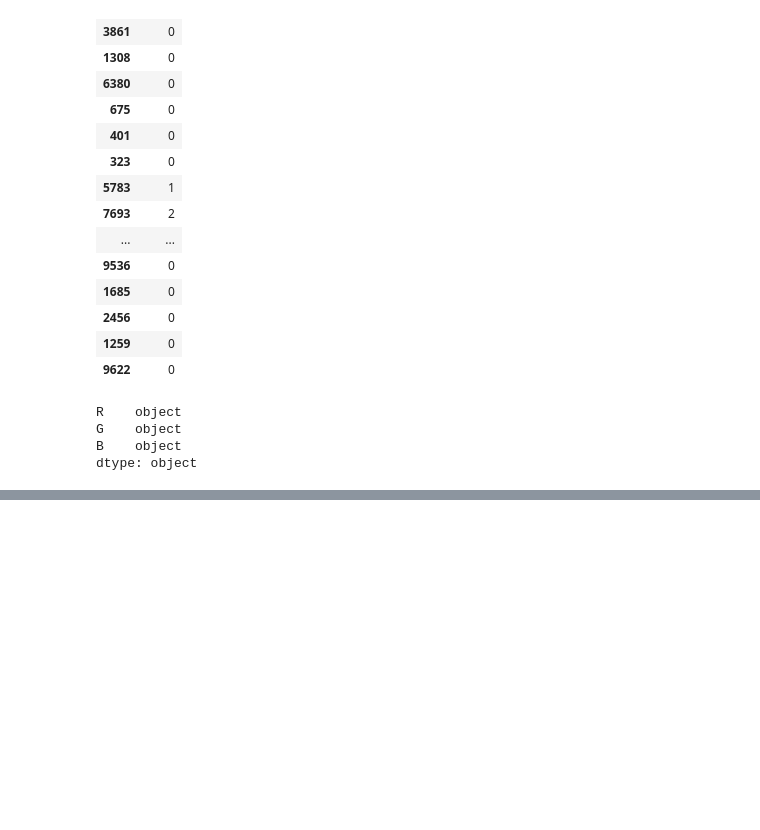
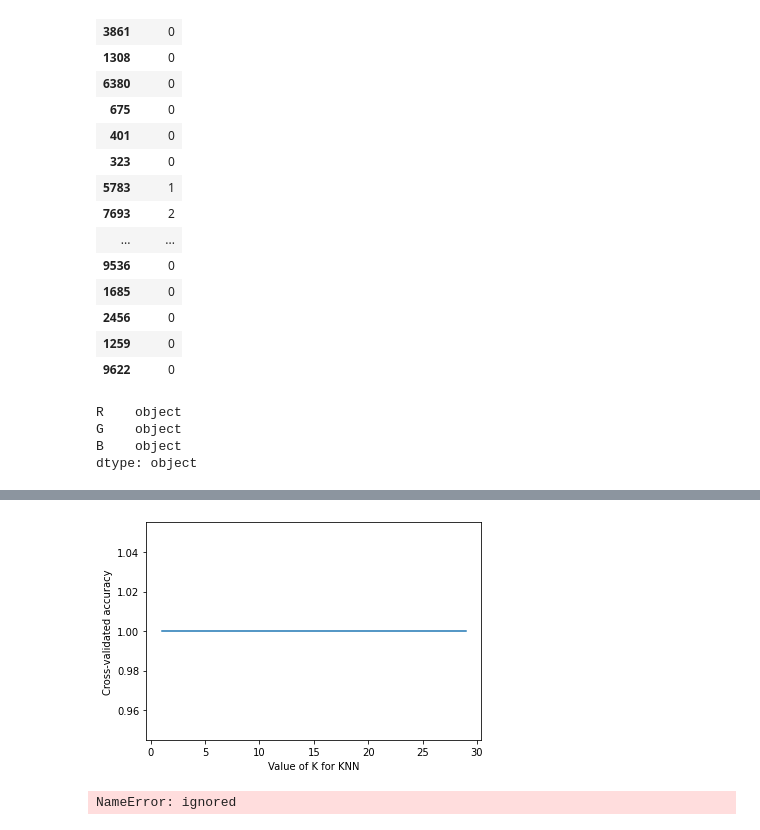
Before and after one commit to och0415/Introduction-to-Optical-Remote-Exploration-CN7500474-001-, a Jupyter notebook: KNN.ipynb, the cells around one changed output, grey strips where cells are left out. Cells and saved outputs as stored; diff of their text form; code cells hidden in the pictures; blank space fills up the shorter version.

```diff
--- a/KNN.ipynb
+++ b/KNN.ipynb
@@ -698,0 +777,15 @@ from collections import Counter
+# %%
+k_range = range(1,30)
+k_scores = []
+# %%
+for k in k_range:
+    knn = neighbors.KNeighborsClassifier(k)
+    scores = cross_val_score(knn, X, y, cv = 10, scoring='accuracy')
+    k_scores.append(scores.mean())
+# %%
+plt.plot(k_range, k_scores)
+plt.xlabel('Value of K for KNN')
+plt.ylabel('Cross-validated accuracy')
+plt.show()
+# %% [output]
+[figure, added]
@@ -698,0 +803,7 @@ from collections import Counter
+# %%
+x_min, x_max = ilocX[:,1].min()-1, ilocX[:,1].max()+1
+y_min, y_max = X[:,1].min()-1, X[:,1].max()+1
+xx, yy = np.meshgrid(np.arange(x_min, x_max, h),np.arange(y_min, y_max, h))
+Z = clf.predict(np.c_[xx.ravel(), yy.ravel()])
+# %% [output]
+NameError: ignored
```
Also changed, not shown: parts of 20 cells of this notebook.
